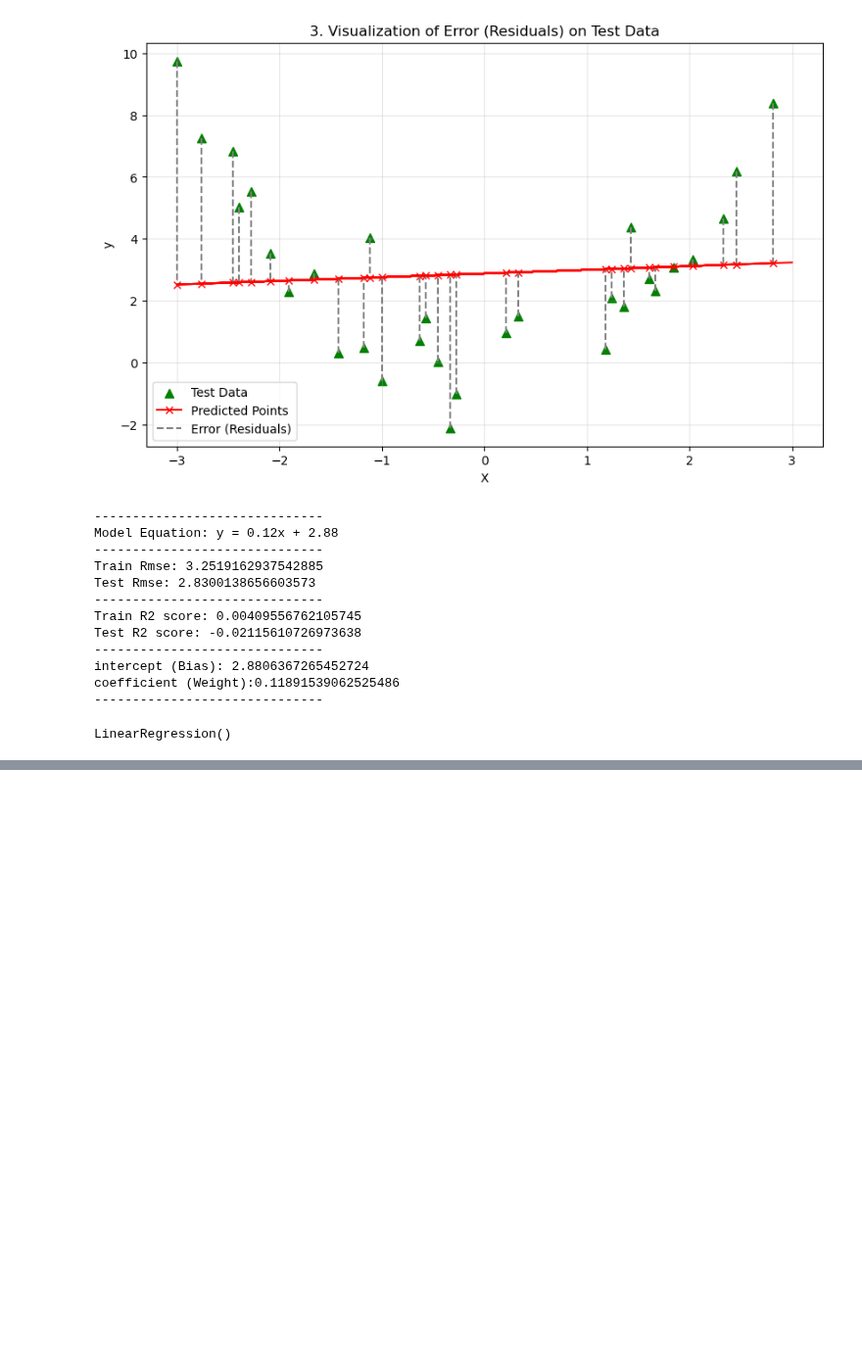
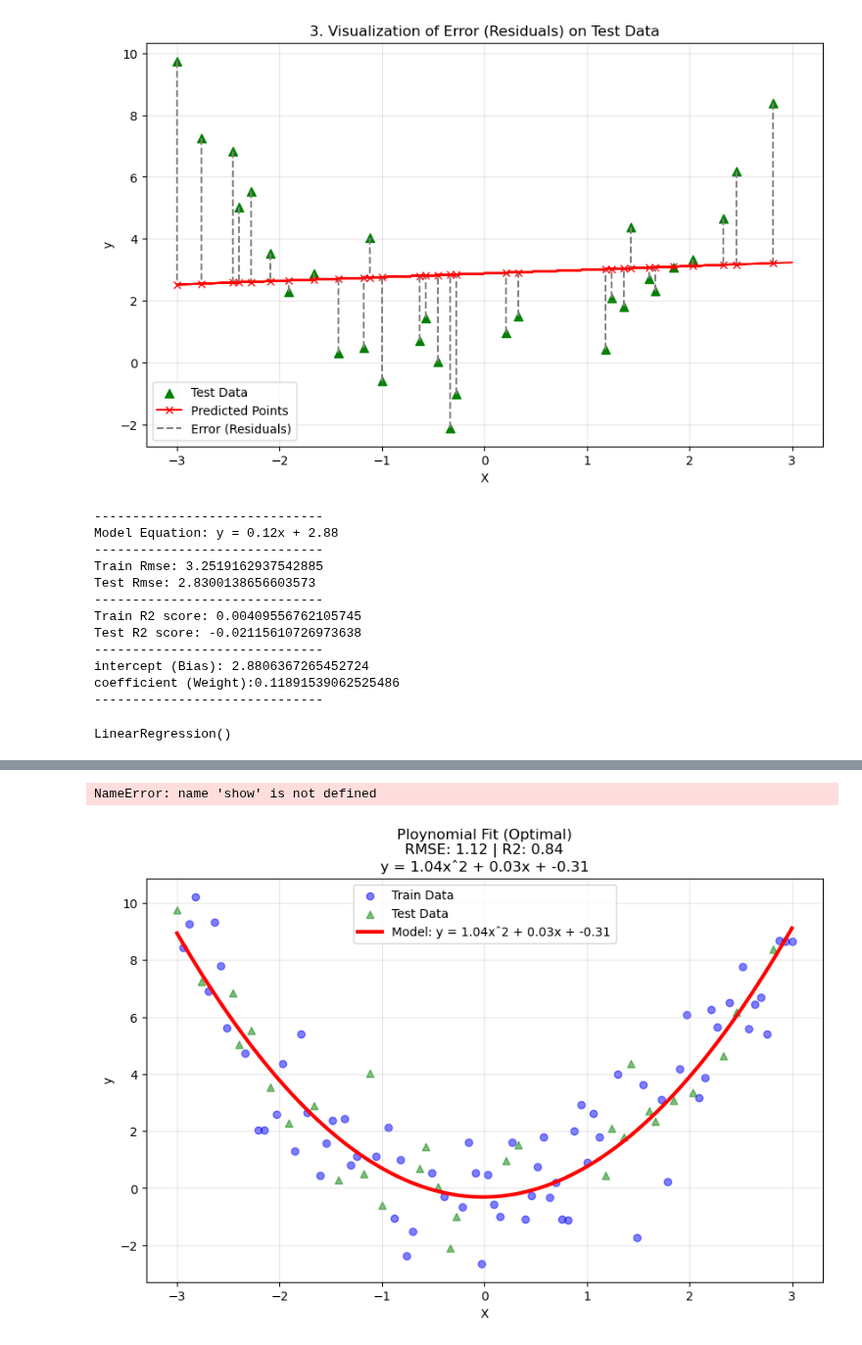
Before and after one commit to shahramsamar/ML-AI, a Jupyter notebook: ML/RegressionPolynomial-4/RegressionPolynomial.ipynb, the cells around one changed output, grey strips where cells are left out. Shown at 98% size. Drawn from its saved outputs; the diff is of its cells as text; code cells hidden in the pictures; blank space fills up the shorter version.

Commit message:
# Plot 2: Polynomial Regression Fit(Degree2) With Equation

```diff
--- a/ML/RegressionPolynomial-4/RegressionPolynomial.ipynb
+++ b/ML/RegressionPolynomial-4/RegressionPolynomial.ipynb
@@ -180,7 +180,7 @@ r2_test = r2_score(y_test, y_test_pred)
 #print(r2_test)
 # %%
 # Generating a smooth curve for plotting the model
-x_seq = np.linspace(X.min(), X.max(), 300).reshape(-1, 1)
+X_seq = np.linspace(X.min(), X.max(), 300).reshape(-1, 1)
 X_seq_poly = poly.transform(X_seq)
 y_seq_pred = model.predict(X_seq_poly)
 # %%
@@ -197,0 +200,18 @@ plt.show()
+# %%
+# Plot 2: Polynomial Regression Fit(Degree2) With Equation
+plt.figure(figsize=(10, 6))
+plt.scatter(X_train, y_train, color='blue', label='Train Data', alpha=0.5)
+plt.scatter(X_test, y_test, color='green', marker='^', label='Test Data', alpha=0.5)
+
+# plotting the curve
+plt.plot(X_seq, y_seq_pred, color='red', linewidth=3, label=f'Model: {poly_equation}')
+
+plt.title(f'Ploynomial Fit (Optimal)\nRMSE: {rmse_test:.2f} | R2: {r2_test:.2f}\n{poly_equation}')
+plt.xlabel('X')
+plt.ylabel('y')
+plt.legend()
+plt.grid(True, alpha=0.3)
+plt.show()
+# %% [output]
+NameError: name 'show' is not defined
+[figure, added]
```
Also changed, not shown: parts of 1 cell of this notebook.
